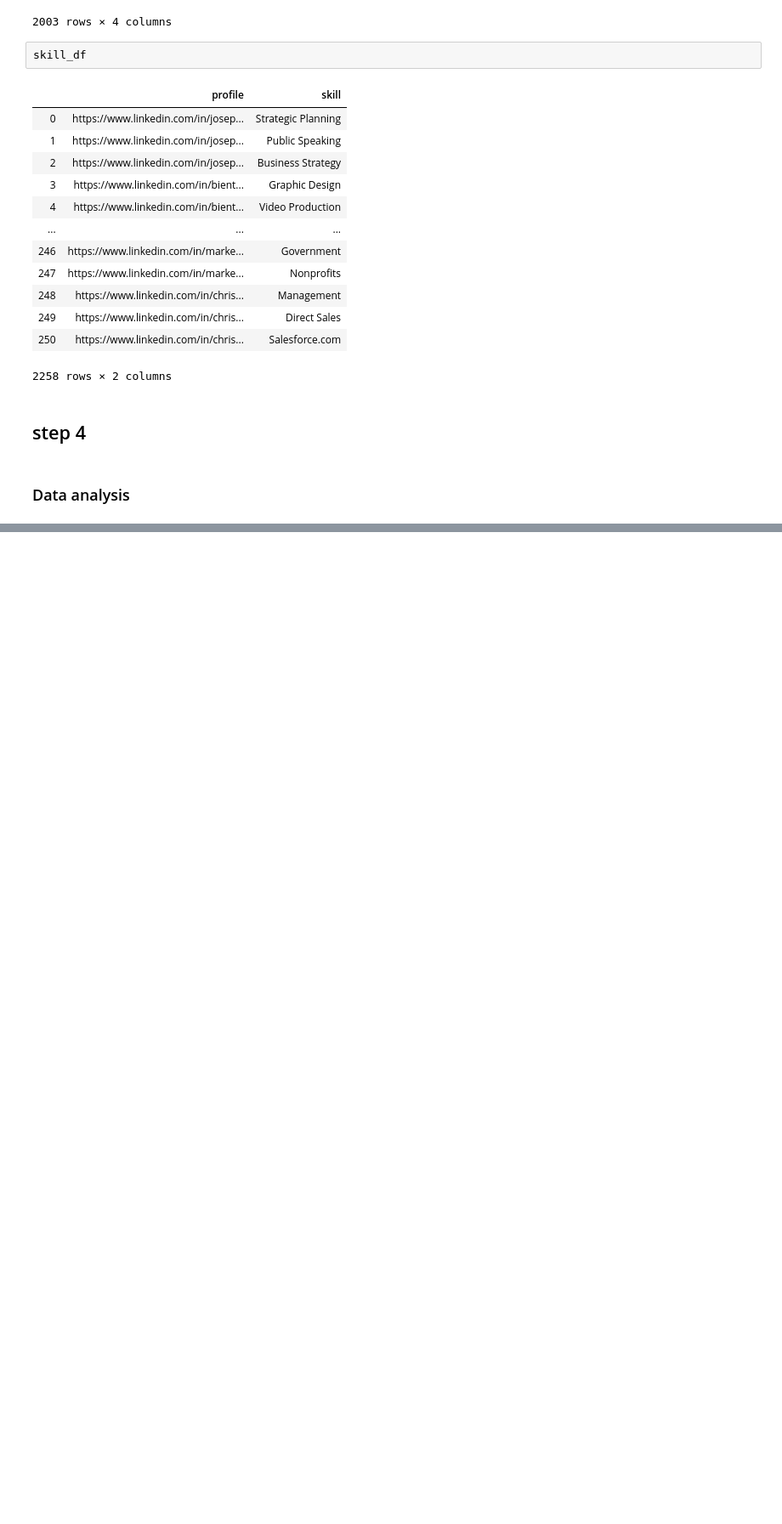
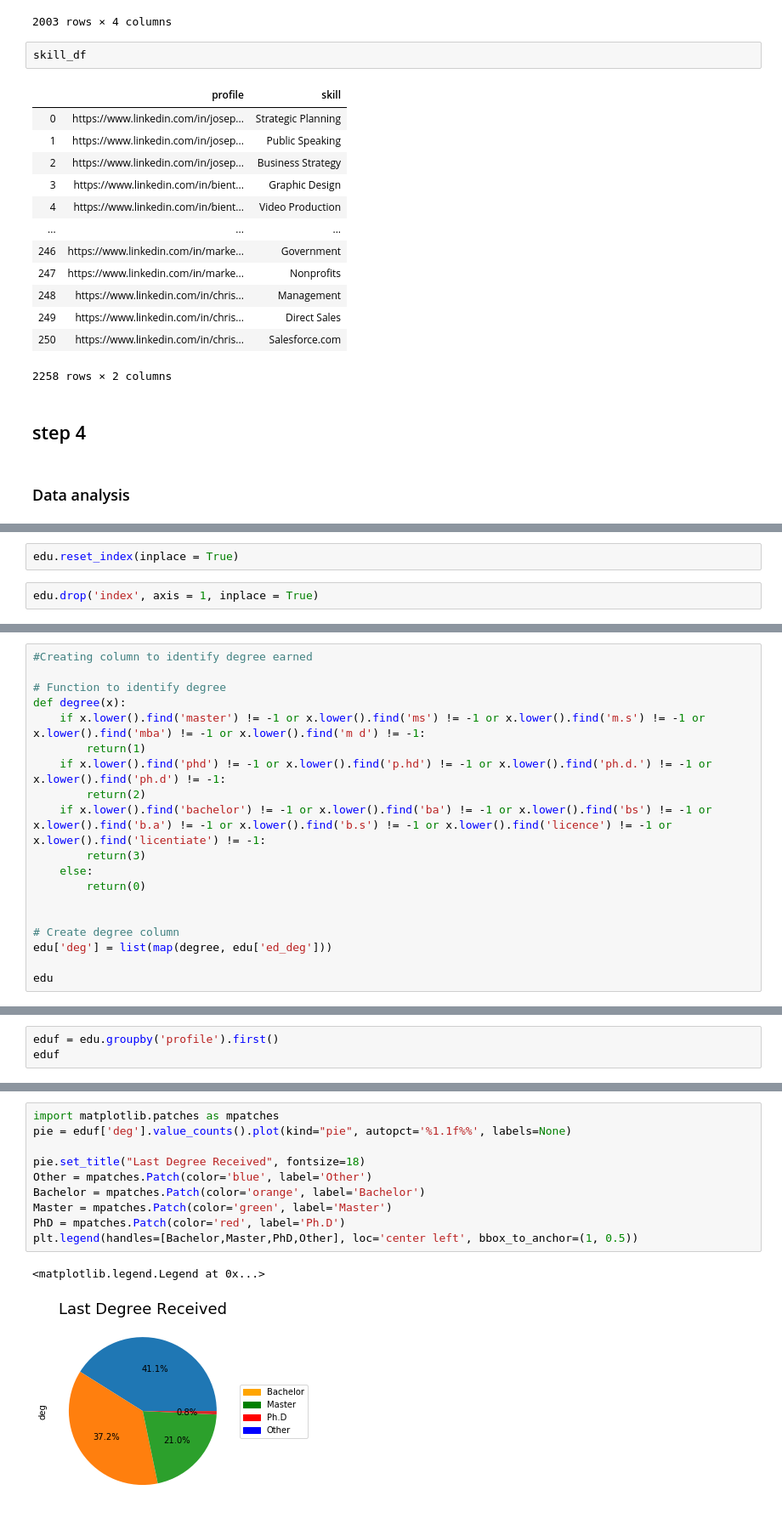
Before and after one commit to B1o0b1/Ayiti_analytics_capstone_project, a Jupyter notebook: initial_notebook.ipynb, the cells around one changed output, grey strips where cells are left out. Shown at 85% size. Cells and saved outputs as stored; diff of their text form; blank space fills up the shorter version.

```diff
--- a/initial_notebook.ipynb
+++ b/initial_notebook.ipynb
@@ -937,0 +1218,4 @@ skill_df
+# %%
+edu.reset_index(inplace = True)
+# %%
+edu.drop('index', axis = 1, inplace = True)
@@ -937,0 +1227,19 @@ skill_df
+# %%
+#Creating column to identify degree earned
+
+# Function to identify degree
+def degree(x):
+    if x.lower().find('master') != -1 or x.lower().find('ms') != -1 or x.lower().find('m.s') != -1 or x.lower().find('mba') != -1 or x.lower().find('m d') != -1:
+        return(1)
+    if x.lower().find('phd') != -1 or x.lower().find('p.hd') != -1 or x.lower().find('ph.d.') != -1 or x.lower().find('ph.d') != -1:
+        return(2)
+    if x.lower().find('bachelor') != -1 or x.lower().find('ba') != -1 or x.lower().find('bs') != -1 or x.lower().find('b.a') != -1 or x.lower().find('b.s') != -1 or x.lower().find('licence') != -1 or x.lower().find('licentiate') != -1:
+        return(3)
+    else:
+        return(0)
+
+
+# Create degree column
+edu['deg'] = list(map(degree, edu['ed_deg']))
+
+edu
@@ -937,0 +1269,3 @@ skill_df
+# %%
+eduf = edu.groupby('profile').first()
+eduf
@@ -937,0 +1299,13 @@ skill_df
+# %%
+import matplotlib.patches as mpatches
+pie = eduf['deg'].value_counts().plot(kind="pie", autopct='%1.1f%%', labels=None)
+
+pie.set_title("Last Degree Received", fontsize=18)
+Other = mpatches.Patch(color='blue', label='Other')
+Bachelor = mpatches.Patch(color='orange', label='Bachelor')
+Master = mpatches.Patch(color='green', label='Master')
+PhD = mpatches.Patch(color='red', label='Ph.D')
+plt.legend(handles=[Bachelor,Master,PhD,Other], loc='center left', bbox_to_anchor=(1, 0.5))
+# %% [output]
+<matplotlib.legend.Legend at 0x...>
+[figure, added]
```
Also changed, not shown: parts of 38 cells of this notebook.
